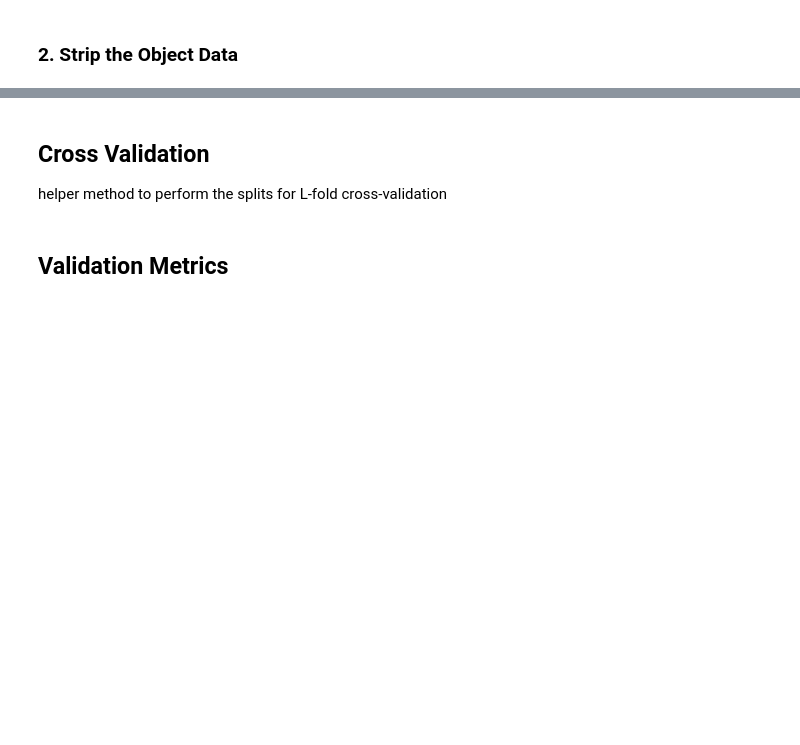
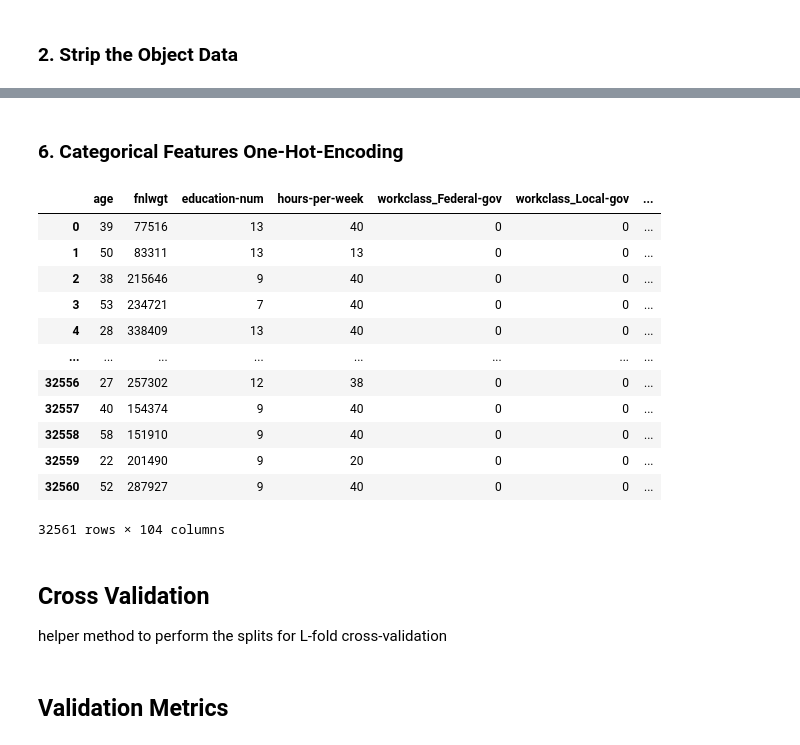
Before and after one commit to chrismartel/COMP551, a Jupyter notebook: projects/mini_project_1/adult.ipynb, the cells around one changed output, grey strips where cells are left out. Cells and saved outputs as stored; diff of their text form; code cells hidden in the pictures; blank space fills up the shorter version.

```diff
--- a/projects/mini_project_1/adult.ipynb
+++ b/projects/mini_project_1/adult.ipynb
@@ -29,6 +29,7 @@ np.random.seed(1234)
 # %% [markdown]
 ### 1. Import Data
 # %%
+columns = ['age', 'workclass', 'fnlwgt', 'education', 'education-num', 'marital-status', 'occupation', 'relationship', 'race', 'sex', 'capital-gain', 'capital-loss', 'hours-per-week', 'native-country', 'salary']
 train_df = pd.read_csv("data/adult.data", usecols = range(15), names = columns)
 test_df = pd.read_csv("data/adult.test", usecols = range(15), names = columns)
 display(train_df)
@@ -113,0 +87,5 @@ display(test_df)
+# %%
+# print unique values for each column
+for c in train_df.columns:
+    if pd.api.types.is_object_dtype(train_df[c]):
+        print("{c}: ".format(c=c), train_df[c].unique())
@@ -127,3 +125,7 @@ for columnName in train_df.columns:
         # fill with most occurring value
         train_df[columnName].fillna(train_df[columnName].mode(), inplace=True)
         test_df[columnName].fillna(test_df[columnName].mode(), inplace=True)
+
+        # fill '?' with most occurring value
+        train_df[columnName].replace(to_replace= '?', value=train_df[columnName].mode().iloc[0], inplace=True)
+        test_df[columnName].replace(to_replace= '?', value=test_df[columnName].mode().iloc[0], inplace=True)
@@ -132,9 +131,0 @@ for columnName in train_df.columns:
-# %%
-for cat in categorical_columns:
-    # concatenante one hot encoded dummies columns
-    train_df, test_df = pd.concat([train_df, pd.get_dummies(train_df[cat], prefix = cat, prefix_sep = '_')], axis = 1), pd.concat([test_df, pd.get_dummies(train_df[cat], prefix = cat, prefix_sep = '_')], axis = 1)
-
-    # drop old columns
-    train_df.drop(columns = cat, inplace=True)
-    test_df.drop(columns = cat, inplace=True)
-display(train_df)
@@ -181,3 +155,32 @@ display(train_df)
+# %% [markdown]
+### 6. Categorical Features One-Hot-Encoding
+# %%
+for c in train_df.columns:
+    if pd.api.types.is_object_dtype(train_df[c]):
+        # concatenante one hot encoded dummies columns
+        train_df, test_df = pd.concat([train_df, pd.get_dummies(train_df[c], prefix = c, prefix_sep = '_')], axis = 1), pd.concat([test_df, pd.get_dummies(train_df[c], prefix = c, prefix_sep = '_')], axis = 1)
+
+        # drop old columns
+        train_df.drop(columns = c, inplace=True)
+        test_df.drop(columns = c, inplace=True)
+
+# move prediction column to the end after one-hoy-encoding process
+train_df, test_df = pd.concat([train_df, train_df.pop('salary')],axis=1), pd.concat([test_df, test_df.pop('salary')],axis=1)
+display(train_df)
+# %% [output]
+|  | age | fnlwgt | education-num | hours-per-week | workclass_Federal-gov | workclass_Local-gov | ... |
+| 0 | 39 | 77516 | 13 | 40 | 0 | 0 | ... |
+| 1 | 50 | 83311 | 13 | 13 | 0 | 0 | ... |
+| 2 | 38 | 215646 | 9 | 40 | 0 | 0 | ... |
+| 3 | 53 | 234721 | 7 | 40 | 0 | 0 | ... |
+| 4 | 28 | 338409 | 13 | 40 | 0 | 0 | ... |
+| ... | ... | ... | ... | ... | ... | ... | ... |
+| 32556 | 27 | 257302 | 12 | 38 | 0 | 0 | ... |
+| 32557 | 40 | 154374 | 9 | 40 | 0 | 0 | ... |
+| 32558 | 58 | 151910 | 9 | 40 | 0 | 0 | ... |
+| 32559 | 22 | 201490 | 9 | 20 | 0 | 0 | ... |
+| 32560 | 52 | 287927 | 9 | 40 | 0 | 0 | ... |
+32561 rows × 104 columns
 # %% [markdown]
 ## Cross Validation
 
```
Also changed, not shown: parts of 12 cells of this notebook.
